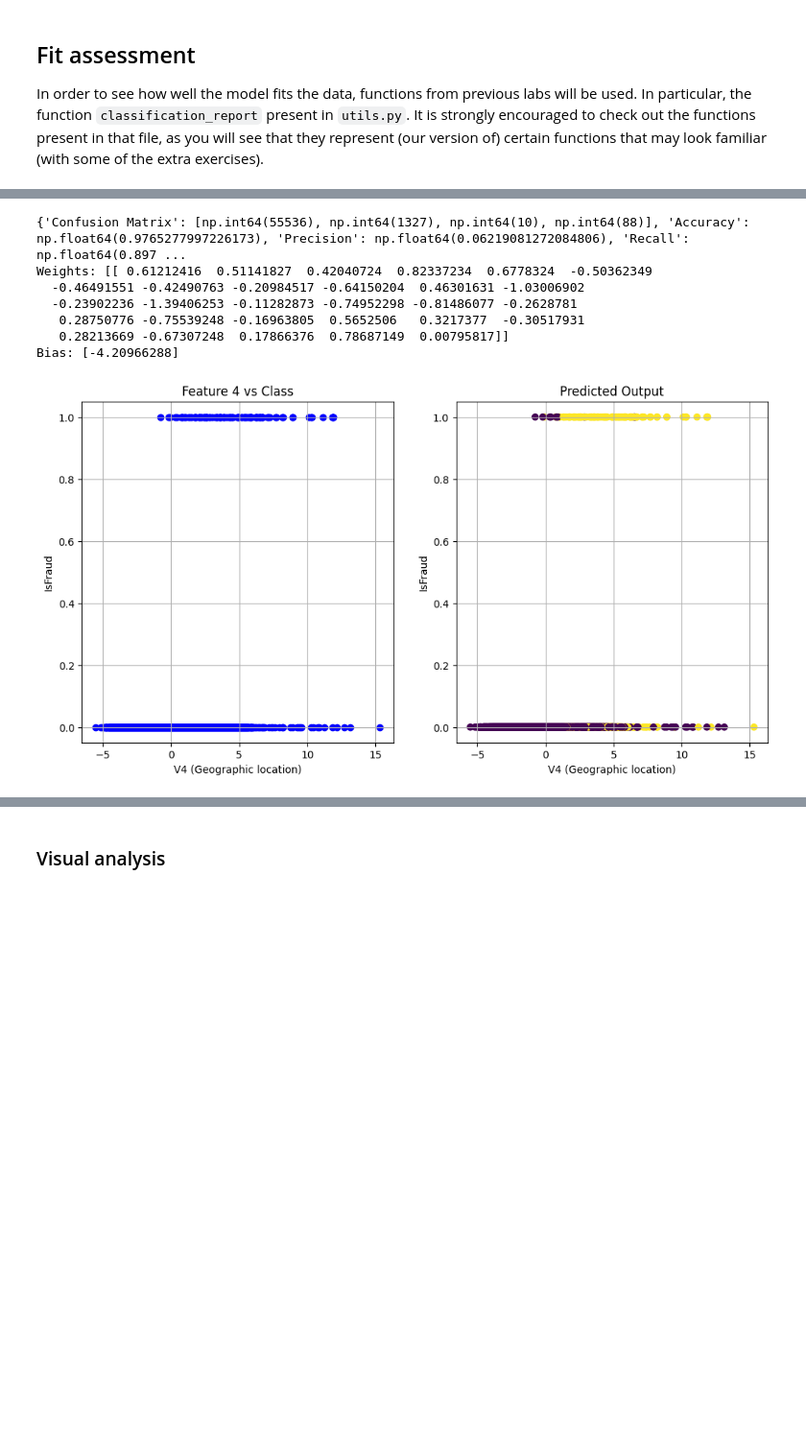
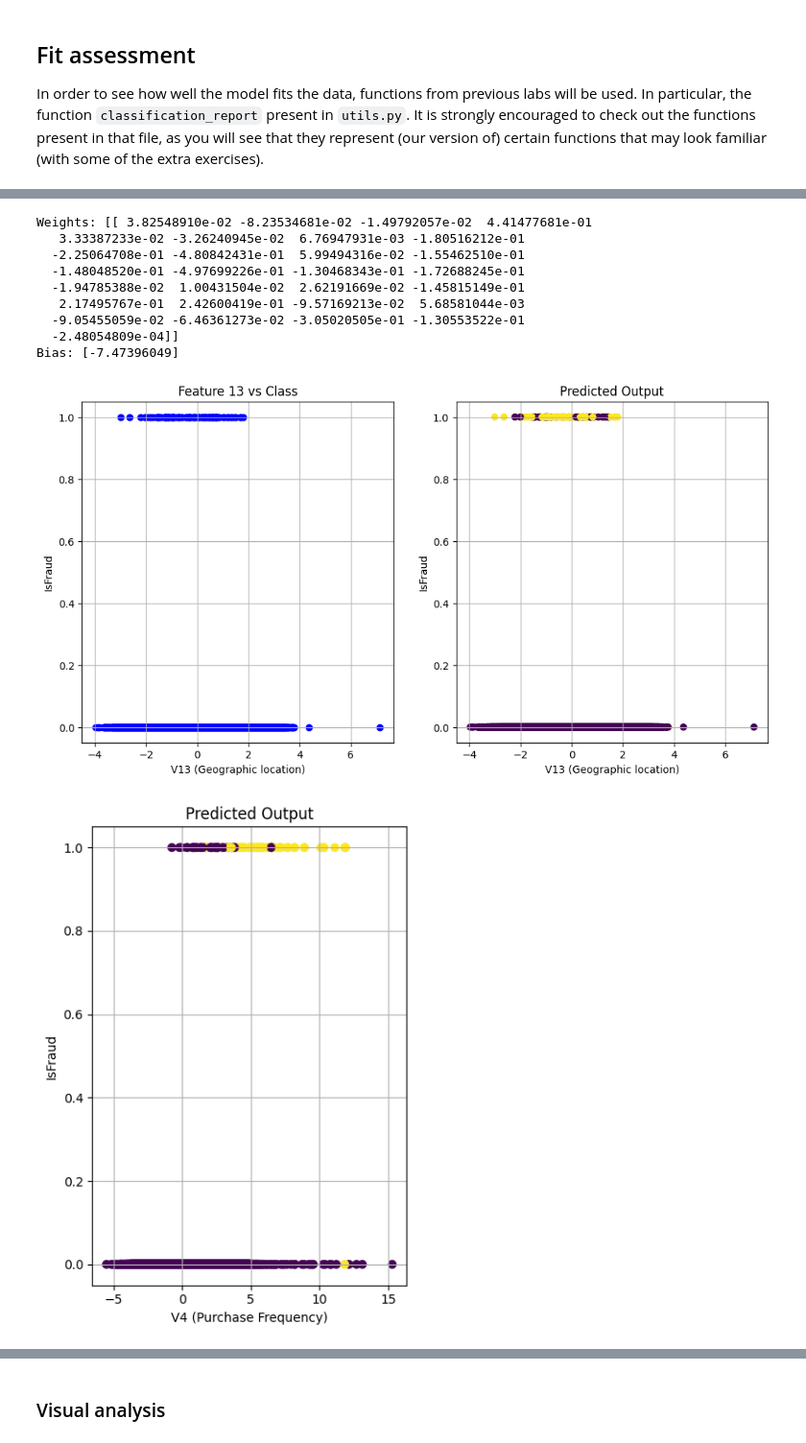
Before and after one commit to EmiN364/TP_ML-AI, a Jupyter notebook: Logistic.ipynb, the cells around one changed output, grey strips where cells are left out. Shown: that part at 96% size. Saved outputs shown, nothing was run; the diff lists cells and outputs as text; code cells hidden in the pictures; blank space fills up the shorter version.

```diff
--- a/Logistic.ipynb
+++ b/Logistic.ipynb
@@ -101,0 +101,8 @@ X_train, X_test, y_train, y_test = train_test_split(X, y, test_size=0.2, random_
+# %%
+X_train, X_test, y_train, y_test = train_test_split(X, y, test_size=0.2, random_state=42)
+
+# Show how it performs without normalizing, and adding weights to the data
+lr_unbalanced = LogisticRegression(random_state=42, max_iter=10000, solver="liblinear")
+lr_unbalanced.fit(X_train, y_train)
+
+evaluate_classification_metrics(y_test, lr_unbalanced.predict(X_test), 1)
@@ -104,8 +141,6 @@ X_train, X_test, y_train, y_test = train_test_split(X, y, test_size=0.2, random_
 
 Now, it comes the turn to train the logistic regression.
 # %%
-from sklearn.linear_model import LogisticRegression
-
-lr = LogisticRegression(class_weight="balanced", random_state=42, max_iter=10000, solver="liblinear")
+lr = LogisticRegression(class_weight=class_weights, random_state=42, max_iter=10000, solver="liblinear", C=0.1)
 lr.fit(X_train, y_train)
 # %% [output]
@@ -118,38 +192,51 @@ In order to see how well the model fits the data, functions from previous labs w
 # %%
-print(evaluate_classification_metrics(y_test, lr.predict(X_test), 1))
-
 # Print weights and bias of the logistic regression model lr
 print("Weights:", lr.coef_)
 print("Bias:", lr.intercept_)
 # Print weights and bias of the logistic regression model LogReg
 #print("Weights:", LogReg.weights)
 #print("Bias:", LogReg.bias)
 
 # Graph the 4th feature against the class
 plt.figure(figsize=(12, 6))
 plt.subplot(1, 2, 1)
-plt.scatter(X_test[:, 3], y_test, c='blue', marker='o')
-plt.title('Feature 4 vs Class')
-plt.xlabel('V4 (Geographic location)')
+plt.scatter(X_test[:, 12], y_test, c='blue', marker='o')
+plt.title('Feature 13 vs Class')
+plt.xlabel('V13 (Geographic location)')
 plt.ylabel('IsFraud')
 plt.grid()
 
 y_test_prob = lr.predict_proba(X_test)[:, 1]
 
-# Imprimir en verde los bien clasificados y en rojo los mal clasificados
 plt.subplot(1, 2, 2)
-plt.scatter(X_test[:, 3], y_test, c=(y_test_prob > 0.5).astype(int), marker='o')
+plt.scatter(X_test[:, 12], y_test, c=(y_test_prob > 0.5).astype(int), marker='o')
 plt.title('Predicted Output')
-plt.xlabel('V4 (Geographic location)')
+plt.xlabel('V13 (Geographic location)')
 plt.ylabel('IsFraud')
 plt.grid()
 plt.show()
+
+
+plt.figure(figsize=(12, 6))
+plt.subplot(1, 3, 3)
+plt.scatter(X_test[:, 3], y_test, c=(y_test_prob > 0.5).astype(int), marker='o')
+plt.title('Predicted Output')
+plt.xlabel('V4 (Purchase Frequency)')
+plt.ylabel('IsFraud')
+plt.grid()
+plt.tight_layout()
+plt.show()
+
+evaluate_classification_metrics(y_test, lr.predict(X_test), 1)
 # %% [output]
-{'Confusion Matrix': [np.int64(55536), np.int64(1327), np.int64(10), np.int64(88)], 'Accuracy': np.float64(0.9765277997226173), 'Precision': np.float64(0.06219081272084806), 'Recall': np.float64(0.897 ...
-Weights: [[ 0.61212416  0.51141827  0.42040724  0.82337234  0.6778324  -0.50362349
-  -0.46491551 -0.42490763 -0.20984517 -0.64150204  0.46301631 -1.03006902
-  -0.23902236 -1.39406253 -0.11282873 -0.74952298 -0.81486077 -0.2628781
-   0.28750776 -0.75539248 -0.16963805  0.5652506   0.3217377  -0.30517931
-   0.28213669 -0.67307248  0.17866376  0.78687149  0.00795817]]
-Bias: [-4.20966288]
+Weights: [[ 3.82548910e-02 -8.23534681e-02 -1.49792057e-02  4.41477681e-01
+   3.33387233e-02 -3.26240945e-02  6.76947931e-03 -1.80516212e-01
+  -2.25064708e-01 -4.80842431e-01  5.99494316e-02 -1.55462510e-01
+  -1.48048520e-01 -4.97699226e-01 -1.30468343e-01 -1.72688245e-01
+  -1.94785388e-02  1.00431504e-02  2.62191669e-02 -1.45815149e-01
+   2.17495767e-01  2.42600419e-01 -9.57169213e-02  5.68581044e-03
+  -9.05455059e-02 -6.46361273e-02 -3.05020505e-01 -1.30553522e-01
+  -2.48054809e-04]]
+Bias: [-7.47396049]
-[figure, old version]
+[figure, new version]
+[figure, added]
```
Also changed, not shown: parts of 15 cells of this notebook, 1 other file.
